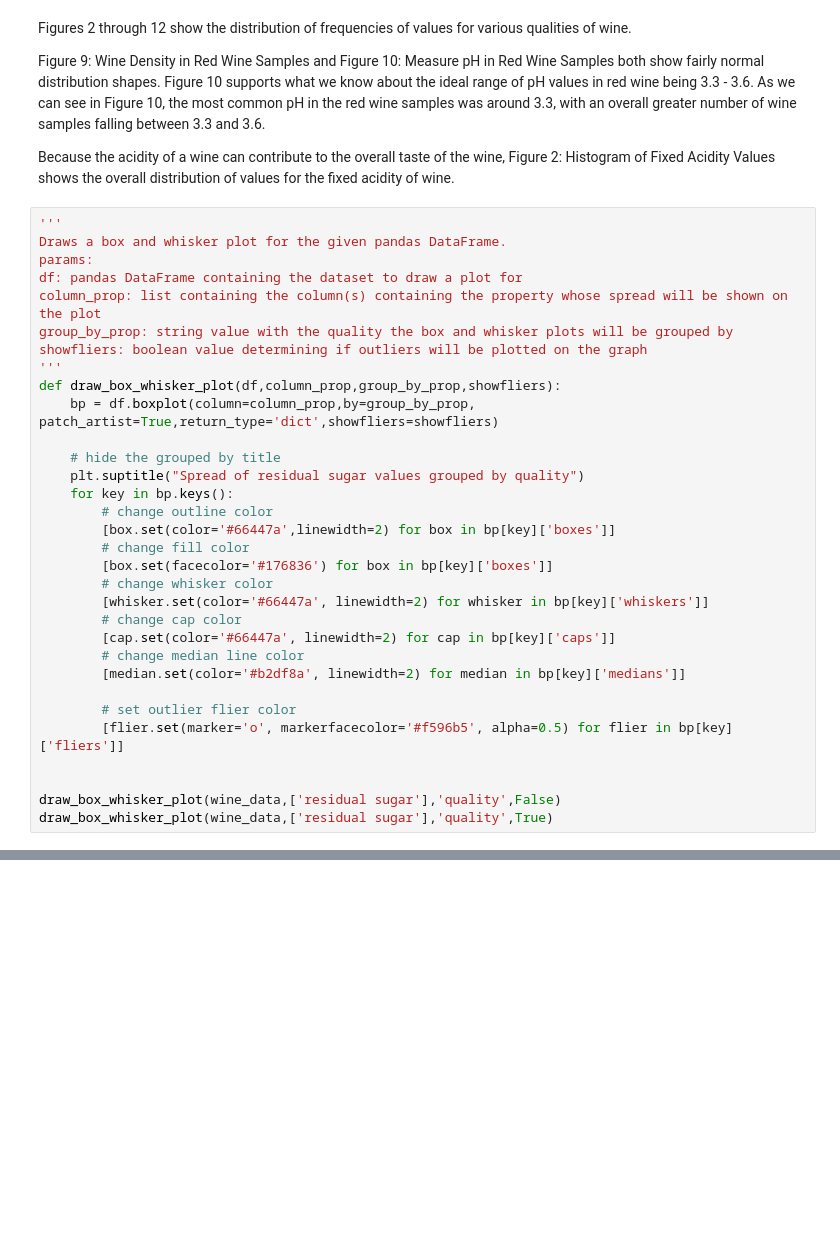
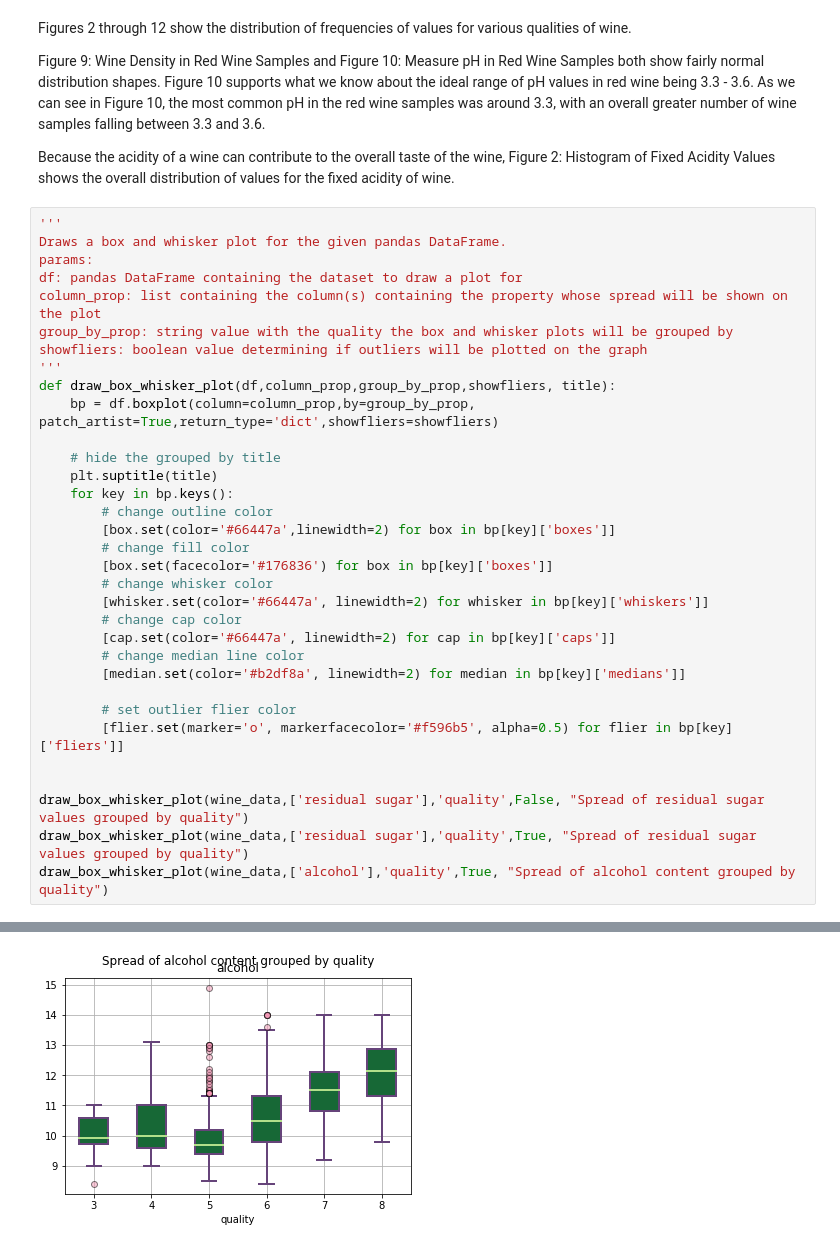
Before and after one commit to ahibb/red-wine-quality-analysis, a Jupyter notebook: Wine Quality Exploration.ipynb, the cells around one changed output, grey strips where cells are left out. Drawn from its saved outputs; the diff is of its cells as text; blank space fills up the shorter version.

```diff
--- a/Wine Quality Exploration.ipynb
+++ b/Wine Quality Exploration.ipynb
@@ -238,37 +240,39 @@ Because the acidity of a wine can contribute to the overall taste of the wine, F
 '''
 Draws a box and whisker plot for the given pandas DataFrame.
 params:
 df: pandas DataFrame containing the dataset to draw a plot for
 column_prop: list containing the column(s) containing the property whose spread will be shown on the plot
 group_by_prop: string value with the quality the box and whisker plots will be grouped by
 showfliers: boolean value determining if outliers will be plotted on the graph
 '''
-def draw_box_whisker_plot(df,column_prop,group_by_prop,showfliers):
+def draw_box_whisker_plot(df,column_prop,group_by_prop,showfliers, title):
     bp = df.boxplot(column=column_prop,by=group_by_prop, patch_artist=True,return_type='dict',showfliers=showfliers)
 
     # hide the grouped by title
-    plt.suptitle("Spread of residual sugar values grouped by quality")
+    plt.suptitle(title)
     for key in bp.keys():
         # change outline color
         [box.set(color='#66447a',linewidth=2) for box in bp[key]['boxes']]
         # change fill color
         [box.set(facecolor='#176836') for box in bp[key]['boxes']]
         # change whisker color
         [whisker.set(color='#66447a', linewidth=2) for whisker in bp[key]['whiskers']]
         # change cap color
         [cap.set(color='#66447a', linewidth=2) for cap in bp[key]['caps']]
         # change median line color
         [median.set(color='#b2df8a', linewidth=2) for median in bp[key]['medians']]
 
         # set outlier flier color
         [flier.set(marker='o', markerfacecolor='#f596b5', alpha=0.5) for flier in bp[key]['fliers']]
 
 
-draw_box_whisker_plot(wine_data,['residual sugar'],'quality',False)
-draw_box_whisker_plot(wine_data,['residual sugar'],'quality',True)
+draw_box_whisker_plot(wine_data,['residual sugar'],'quality',False, "Spread of residual sugar values grouped by quality")
+draw_box_whisker_plot(wine_data,['residual sugar'],'quality',True, "Spread of residual sugar values grouped by quality")
+draw_box_whisker_plot(wine_data,['alcohol'],'quality',True, "Spread of alcohol content grouped by quality")
 # %% [output]
 [figure]
 [figure]
+[figure, added]
 # %%
 def plot_two_histograms(attribute,bins):
     # object. to check if the quality is greater than 5
```
Also changed, not shown: parts of 3 cells of this notebook.
